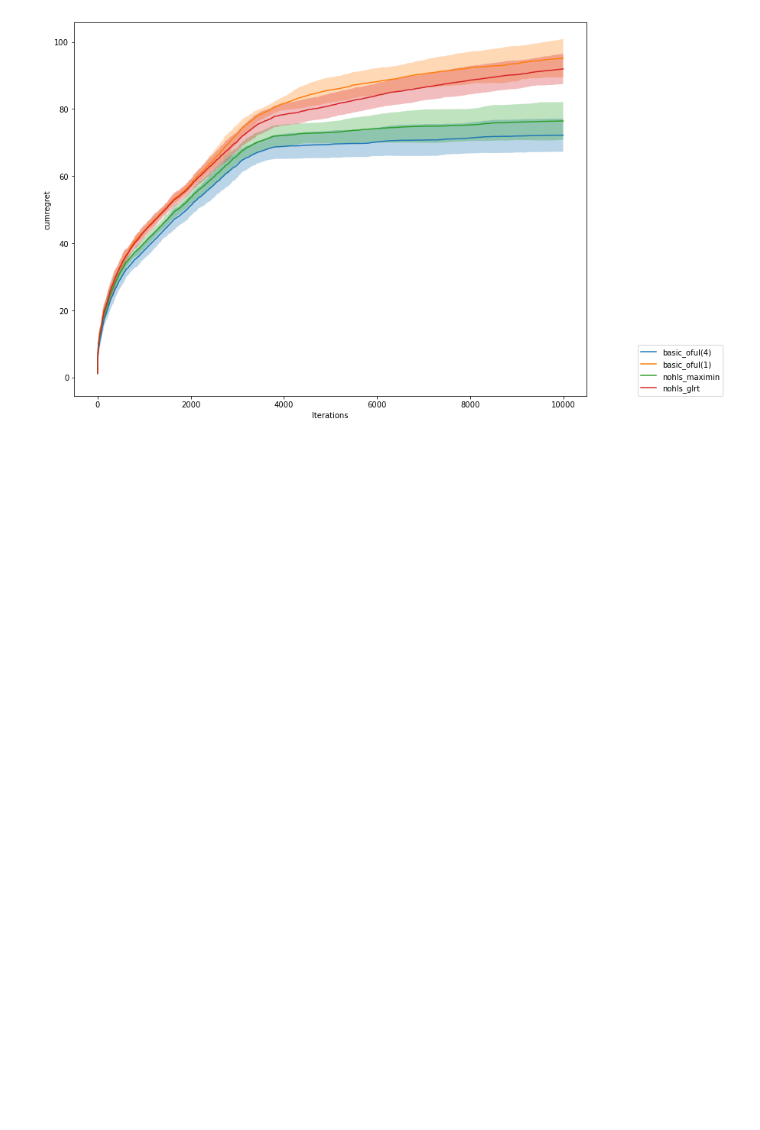
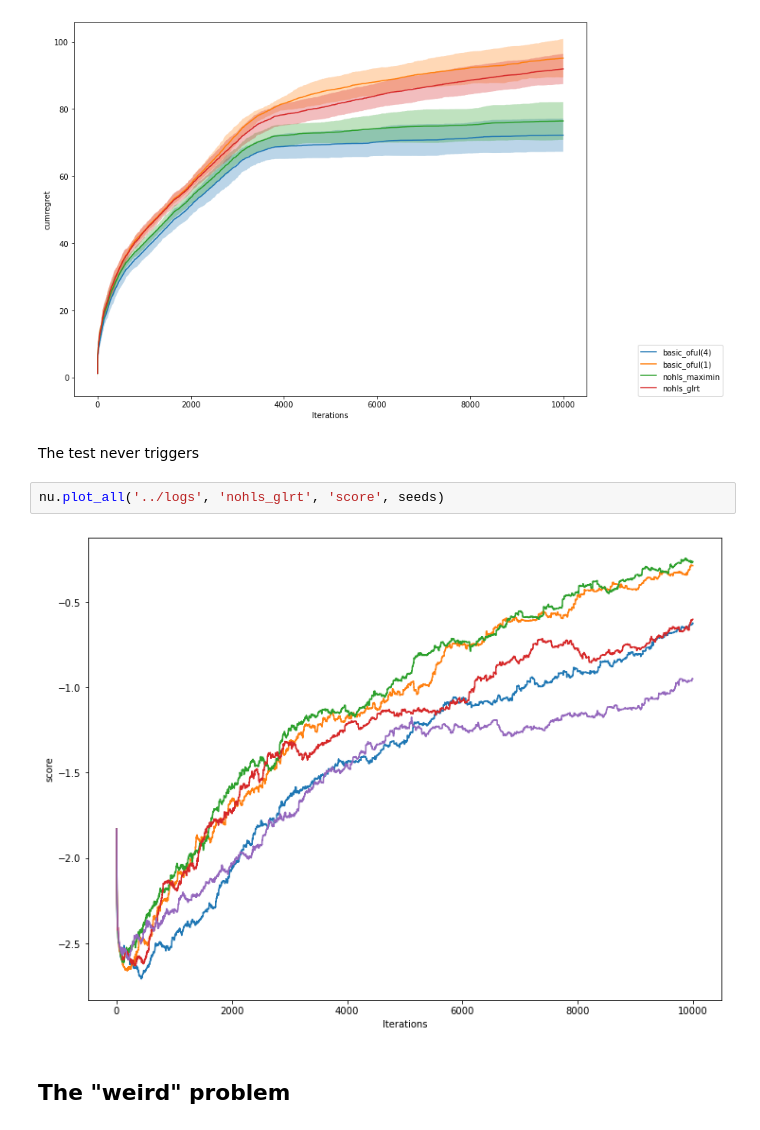
Before and after one commit to T3p/hidden-features, a Jupyter notebook: notebooks/GLRT LinUCB.ipynb, the cells around one changed output. Cells and saved outputs as stored; diff of their text form; blank space fills up the shorter version.

Commit message:
added weird problem example

```diff
--- a/notebooks/GLRT LinUCB.ipynb
+++ b/notebooks/GLRT LinUCB.ipynb
@@ -125,3 +127,11 @@ nu.compare('../logs', ['basic_oful(4)', 'basic_oful(1)', 'nohls_maximin', 'nohls
            'cumregret', seeds)
 # %% [output]
 [figure]
+# %% [markdown]
+The test never triggers
+# %%
+nu.plot_all('../logs', 'nohls_glrt', 'score', seeds)
+# %% [output]
+[figure, added]
+# %% [markdown]
+## The "weird" problem
```
Also changed, not shown: parts of 15 cells of this notebook.
